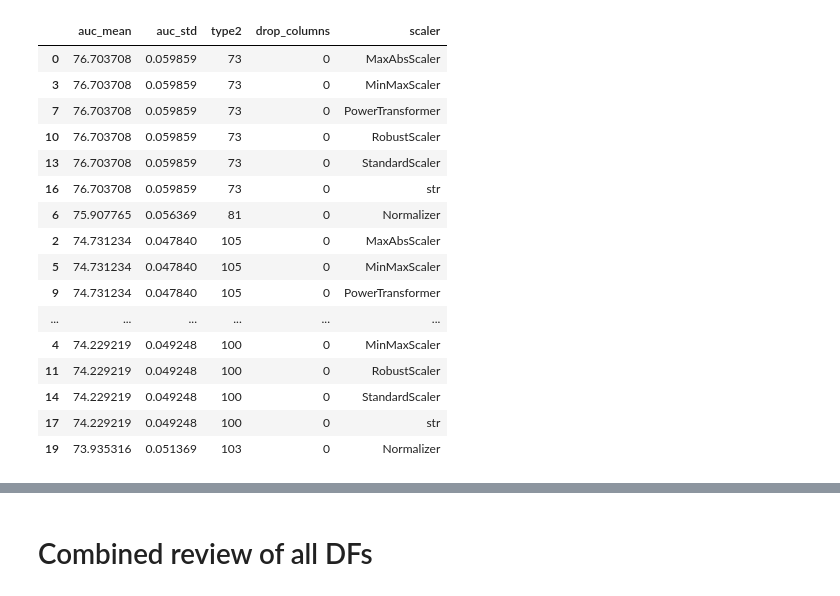
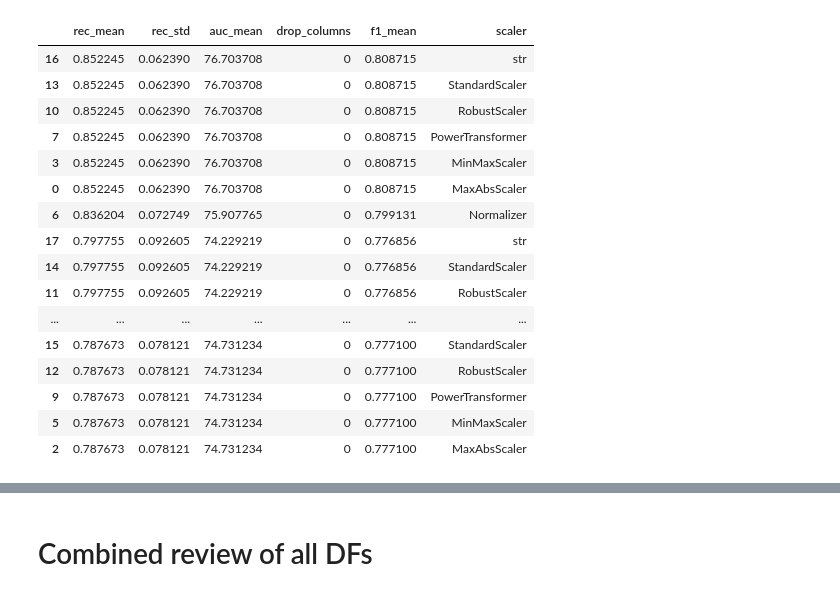
Before and after one commit to FinnHuelsbusch/UniMannheim-DataMining, a Jupyter notebook: Analyse outputs.ipynb, the cells around one changed output, grey strips where cells are left out. Drawn from its saved outputs; the diff is of its cells as text; code cells hidden in the pictures.

```diff
--- a/Analyse outputs.ipynb
+++ b/Analyse outputs.ipynb
@@ -5,0 +23,12 @@ import statistics
+# %%
+# read the data from the specified datasets into the df
+df = pd.DataFrame()
+for dataset in datasets:
+    dataset_df = pd.read_csv(StringIO(read_raw_data("./Data/"+ dataset +".data")), header=None, sep=",")
+    dataset_df['dataset'] = dataset
+    df = pd.concat([df,dataset_df ], ignore_index=True)
+# %%
+df.columns=["id", "ccf", "age", "sex", "painloc", "painexer" , "relrest" , "pncaden" , "cp", "trestbps", "htn", "chol", "smoke", "cigs", "years", "fbs", "dm", "famhist", "restecg", "ekgmo", "ekgday", "ekgyr", "dig", "prop", "nitr", "pro", "diuretic", "proto", "thaldur", "thaltime", "met", "thalach", "thalrest", "tpeakbps", "tpeakbpd", "dummy", "trestbpd", "exang", "xhypo", "oldpeak", "slope", "rldv5", "rldv5e", "ca", "restckm", "exerckm", "restef", "restwm", "exeref", "exerwm", "thal", "thalsev", "thalpul", "earlobe", "cmo", "cday", "cyr", "num", "lmt", "ladprox", "laddist", "diag", "cxmain", "ramus", "om1", "om2", "rcaprox", "rcadist", "lvx1", "lvx2", "lvx3", "lvx4", "lvf", "cathef", "junk", "name", "dataset"]
+# %%
+# the uci encodes missing values as -9 we use np.float('nan') for better profiling reports
+df = df.replace(-9, float('nan'))
@@ -13,10 +57,13 @@ def calculate_metrics(filepath:str):
     df["drop_columns"] = df["best_params.drop_columns__minimum_percentage_to_be_dropped"]
     # calculate main values of interest
     df["auc_std"] = df.apply(lambda row: np.std(row["auc"]), axis =1)
-    df["pre_mean"] = df.apply(lambda row: np.mean(row["classification_report.weighted avg.precision"]), axis =1)
-    df["rec_mean"] = df.apply(lambda row: np.mean(row["classification_report.weighted avg.recall"]), axis =1)
-    df["f1_std"] = df.apply(lambda row: np.std(row["classification_report.weighted avg.f1-score"]), axis =1)
-    df["f1_mean"] = df.apply(lambda row: np.mean(row["classification_report.weighted avg.f1-score"]), axis =1)
+    df["pre_std"] = df.apply(lambda row: np.std(row["classification_report.1.precision"]), axis =1)
+    df["pre_mean"] = df.apply(lambda row: np.mean(row["classification_report.1.precision"]), axis =1)
+    df["acc_mean"] = df.apply(lambda row: np.mean(row["classification_report.accuracy"]), axis =1)
+    df["rec_std"] = df.apply(lambda row: np.std(row["classification_report.1.recall"]), axis =1)
+    df["rec_mean"] = df.apply(lambda row: np.mean(row["classification_report.1.recall"]), axis =1)
+    df["f1_std"] = df.apply(lambda row: np.std(row["classification_report.1.f1-score"]), axis =1)
+    df["f1_mean"] = df.apply(lambda row: np.mean(row["classification_report.1.f1-score"]), axis =1)
     df["type2"] = df.apply(lambda row: np.sum(row["confusion_matrix.(1, 0)"]), axis =1)
     # Confidence Intervalls
     df["auc_confl"] = df["auc_mean"]- 1.96 * (df["auc_std"] / np.sqrt(10))
@@ -154,26 +201,26 @@ Name: 15, dtype: object
 # %%
 # loading Decision Tree Classifier
 df_Tree = calculate_metrics("outputs/output DecisionTrees.json")
-df_Tree = df_Tree.sort_values(by = ["auc_mean", "auc_std", "type2", "drop_columns"], ascending = False)
-df_Tree[["auc_mean", "auc_std", "type2", "drop_columns", 'scaler']].head(20)
+df_Tree = df_Tree.sort_values(by = ["rec_mean", "rec_std", "auc_mean", "drop_columns", 'f1_mean', 'scaler'], ascending = False)
+df_Tree[["rec_mean", "rec_std", "auc_mean", "drop_columns", 'f1_mean','scaler']].head(20)
 # %% [output]
-|  | auc_mean | auc_std | type2 | drop_columns | scaler |
-| 0 | 76.703708 | 0.059859 | 73 | 0 | MaxAbsScaler |
-| 3 | 76.703708 | 0.059859 | 73 | 0 | MinMaxScaler |
-| 7 | 76.703708 | 0.059859 | 73 | 0 | PowerTransformer |
-| 10 | 76.703708 | 0.059859 | 73 | 0 | RobustScaler |
-| 13 | 76.703708 | 0.059859 | 73 | 0 | StandardScaler |
-| 16 | 76.703708 | 0.059859 | 73 | 0 | str |
-| 6 | 75.907765 | 0.056369 | 81 | 0 | Normalizer |
-| 2 | 74.731234 | 0.047840 | 105 | 0 | MaxAbsScaler |
-| 5 | 74.731234 | 0.047840 | 105 | 0 | MinMaxScaler |
-| 9 | 74.731234 | 0.047840 | 105 | 0 | PowerTransformer |
-| ... | ... | ... | ... | ... | ... |
-| 4 | 74.229219 | 0.049248 | 100 | 0 | MinMaxScaler |
-| 11 | 74.229219 | 0.049248 | 100 | 0 | RobustScaler |
-| 14 | 74.229219 | 0.049248 | 100 | 0 | StandardScaler |
-| 17 | 74.229219 | 0.049248 | 100 | 0 | str |
-| 19 | 73.935316 | 0.051369 | 103 | 0 | Normalizer |
+|  | rec_mean | rec_std | auc_mean | drop_columns | f1_mean | scaler |
+| 16 | 0.852245 | 0.062390 | 76.703708 | 0 | 0.808715 | str |
+| 13 | 0.852245 | 0.062390 | 76.703708 | 0 | 0.808715 | StandardScaler |
+| 10 | 0.852245 | 0.062390 | 76.703708 | 0 | 0.808715 | RobustScaler |
+| 7 | 0.852245 | 0.062390 | 76.703708 | 0 | 0.808715 | PowerTransformer |
+| 3 | 0.852245 | 0.062390 | 76.703708 | 0 | 0.808715 | MinMaxScaler |
+| 0 | 0.852245 | 0.062390 | 76.703708 | 0 | 0.808715 | MaxAbsScaler |
+| 6 | 0.836204 | 0.072749 | 75.907765 | 0 | 0.799131 | Normalizer |
+| 17 | 0.797755 | 0.092605 | 74.229219 | 0 | 0.776856 | str |
+| 14 | 0.797755 | 0.092605 | 74.229219 | 0 | 0.776856 | StandardScaler |
+| 11 | 0.797755 | 0.092605 | 74.229219 | 0 | 0.776856 | RobustScaler |
+| ... | ... | ... | ... | ... | ... | ... |
+| 15 | 0.787673 | 0.078121 | 74.731234 | 0 | 0.777100 | StandardScaler |
+| 12 | 0.787673 | 0.078121 | 74.731234 | 0 | 0.777100 | RobustScaler |
+| 9 | 0.787673 | 0.078121 | 74.731234 | 0 | 0.777100 | PowerTransformer |
+| 5 | 0.787673 | 0.078121 | 74.731234 | 0 | 0.777100 | MinMaxScaler |
+| 2 | 0.787673 | 0.078121 | 74.731234 | 0 | 0.777100 | MaxAbsScaler |
 # %%
 Tree = df_Tree.loc[16]
 Tree[["scaler", "estimator", "imputer", "sampler", "auc_mean", "auc_confl", "auc_confu", "type2", "f1_mean", "f1_confl", "f1_confu", "drop_columns", "pre_mean", "rec_mean"]]
```
Also changed, not shown: parts of 29 cells of this notebook, 1 other file.
